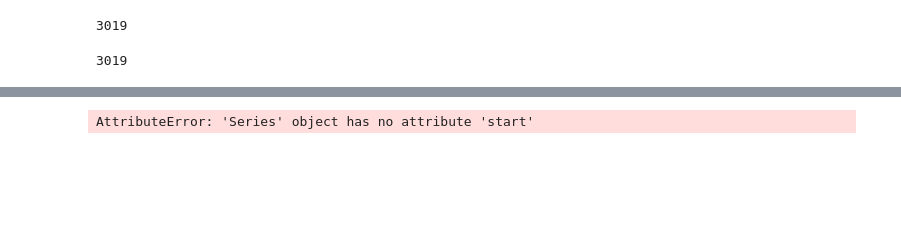
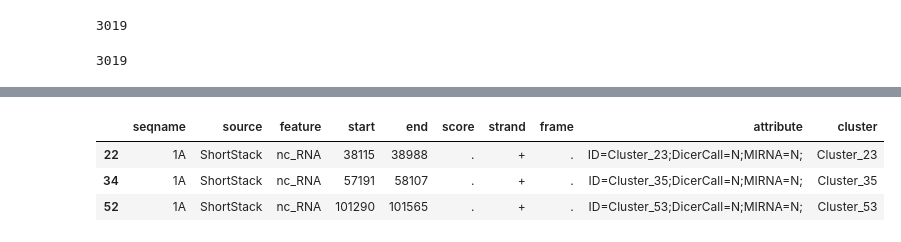
Before and after one commit to juancresc/RdDM_MRCV, a Jupyter notebook: Untitled.ipynb, the cells around one changed output, grey strips where cells are left out. Drawn from its saved outputs; the diff is of its cells as text; code cells hidden in the pictures; blank space fills up the shorter version.

```diff
--- a/Untitled.ipynb
+++ b/Untitled.ipynb
@@ -102,0 +141,2 @@ df_genes.head(1)
+# %%
+dats_srna_list = df_dats_srna.Gene.tolist()
@@ -103,13 +148,22 @@ df_genes.head(1)
+# %%
+df_srna.head(3)
+# %% [output]
+|  | seqname | source | feature | start | end | score | strand | frame | attribute | cluster |
+| 22 | 1A | ShortStack | nc_RNA | 38115 | 38988 | . | + | . | ID=Cluster_23;DicerCall=N;MIRNA=N; | Cluster_23 |
+| 34 | 1A | ShortStack | nc_RNA | 57191 | 58107 | . | + | . | ID=Cluster_35;DicerCall=N;MIRNA=N; | Cluster_35 |
+| 52 | 1A | ShortStack | nc_RNA | 101290 | 101565 | . | + | . | ID=Cluster_53;DicerCall=N;MIRNA=N; | Cluster_53 |
 # %%
 #merge DATs genes with DAT clusters
 span = 1500
+gene_cluster = []
+gene_overlapped = []
 for k_g,v_g in df_genes.iterrows():
     g_start = max(0, v_g.start - span)
     g_end = min(g_ends[v_g.seqname], v_g.end + span)
-    for k_s, v_s in df_dats_srna.iterrows():
+    for k_s, v_s in df_srna.iterrows():
         s_start = v_s.start
         s_end = v_s.end
         if s_end >= g_start and s_start <= g_end:
-            print(v_g.gene, v_s.Gene)
+            print(v_g.gene, g_start, g_end, v_s.cluster, s_start, s_end)
+            gene_cluster.append( (v_g.gene, v_s.cluster) )
+            gene_overlapped.append(v_g.gene)
-# %% [output]
-AttributeError: 'Series' object has no attribute 'start'
```
Also changed, not shown: parts of 19 cells of this notebook, 1 other file.
